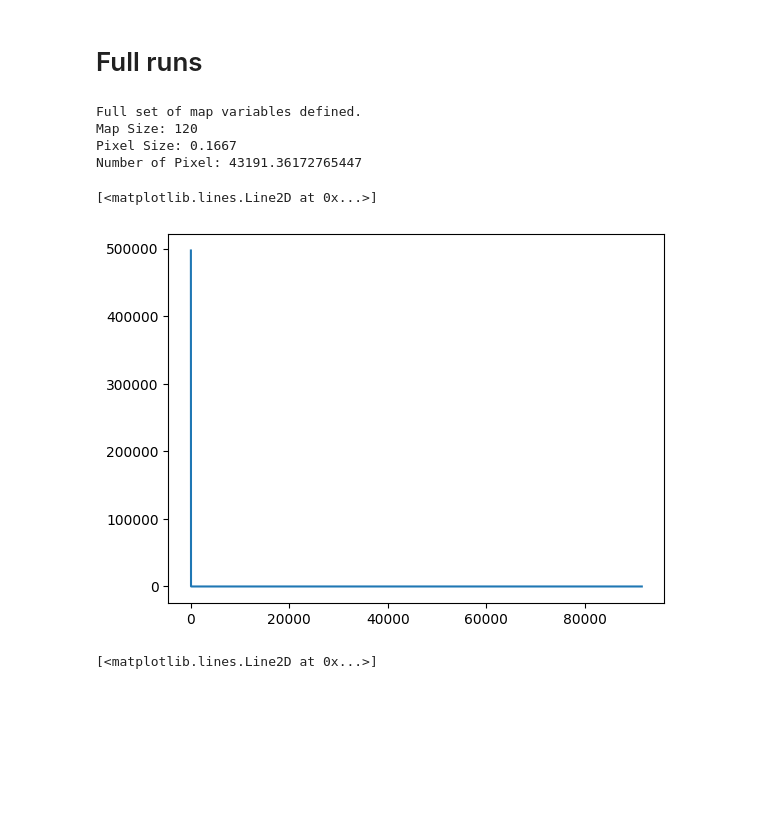
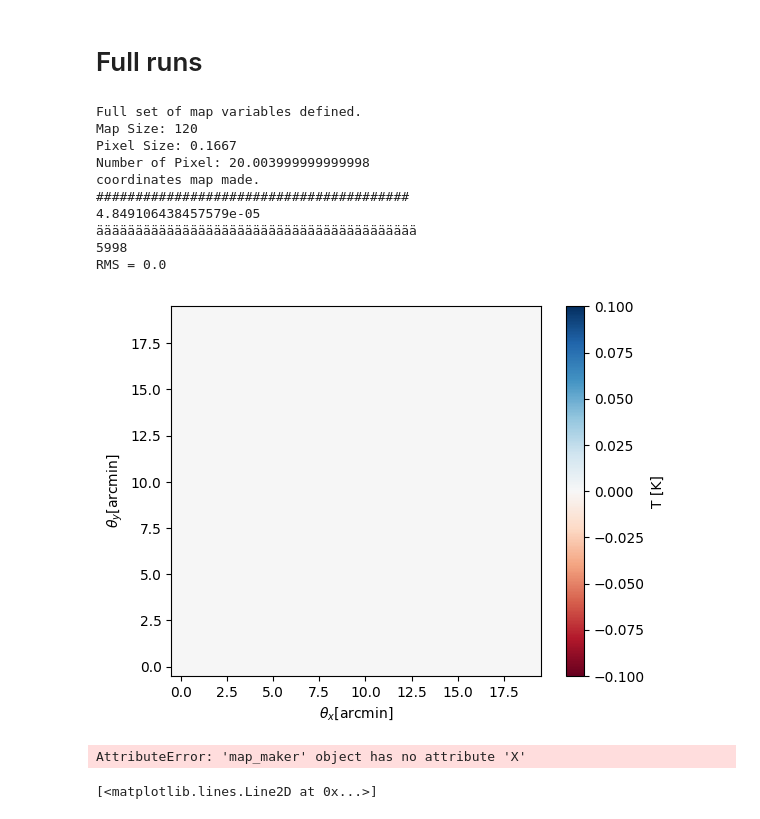
Before and after one commit to jzimm24/research-intern-AIfA, a Jupyter notebook: notebookes/cmb-maps.ipynb, the cells around one changed output. Saved outputs shown, nothing was run; the diff lists cells and outputs as text; code cells hidden in the pictures; blank space fills up the shorter version.

```diff
--- a/notebookes/cmb-maps.ipynb
+++ b/notebookes/cmb-maps.ipynb
@@ -985,27 +985,32 @@ array([[0.88209546, 0.58144781, 0.96147407, ..., 0.89275294, 0.20781482,
 # %%
 background = map_maker(map_size=120, pixel_size=0.1667, l_degrees=6000, const=3e-3, index=-1)
 
 ellTT = np.arange(2, 6000)
 ell = np.arange(2, 6000)
-Dl = (6000 * (ellTT / 200.)**(-1) * \
-           (1 + 0.5 * np.sin(ellTT / 200. - 2) * np.exp(-(ellTT - 200)**2 / 50000)))
+Dl = (6000 * (ellTT / 200.)**(-1) * (1 + 0.5 * np.sin(ellTT / 200. - 2) * np.exp(-(ellTT - 200)**2 / 50000)))
 Dl[0] = 0
 Dl[1] = 0
 background.spectrum = Dl * 2 * np.pi / (ell * (ell + 1.))
 
 background_map_fs, background_map, background_map_real = background.make_gaussian_random_field()
 background.plot_gaussian_random_field()
 print("RMS = " + str(background.rms_estimation()))
 # %% [output]
 Full set of map variables defined.
 Map Size: 120
 Pixel Size: 0.1667
-Number of Pixel: 43191.36172765447
+Number of Pixel: 20.003999999999998
+coordinates map made.
+########################################
+4.849106438457579e-05
+äääääääääääääääääääääääääääääääääääääääää
+5998
+RMS = 0.0
+[figure, added]
 # %%
-plt.plot(background.spectrum_map_complete)
+plt.plot(background.X)
 # %% [output]
-[<matplotlib.lines.Line2D at 0x...>]
+AttributeError: 'map_maker' object has no attribute 'X'
-[figure, removed]
 # %%
 plt.plot(background.spectrum)
 # %% [output]
```
Also changed, not shown: 1 other file.
